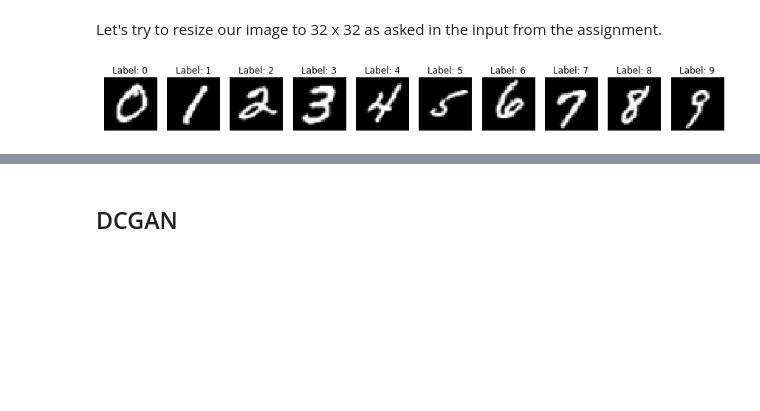
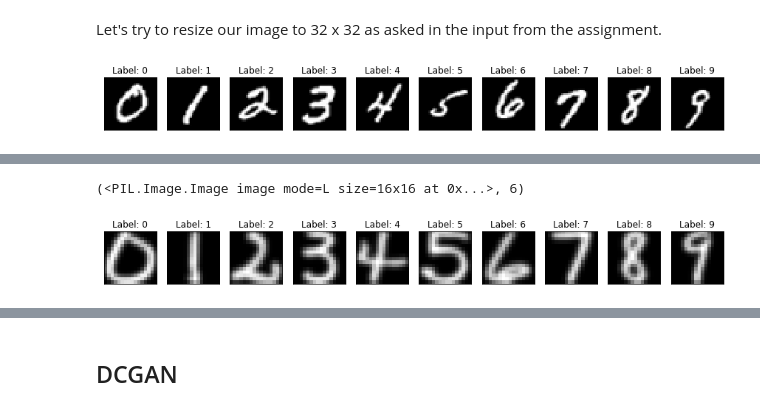
Before and after one commit to melchior-prugniaud/DL-DCGAN-CYCLEGAN, a Jupyter notebook: Cycle_GAN_Implementation.ipynb, the cells around one changed output, grey strips where cells are left out. Drawn from its saved outputs; the diff is of its cells as text; code cells hidden in the pictures; blank space fills up the shorter version.

```diff
--- a/Cycle_GAN_Implementation.ipynb
+++ b/Cycle_GAN_Implementation.ipynb
@@ -66,0 +75,4 @@ Looks like it's working good, we will apply it on a function to prepare datasets
+# %%
+from torchvision import datasets
+train_usps = datasets.USPS(root='content/',download=True,train=True)
+test_usps = datasets.USPS(root='content/',download=True,train=False)
@@ -66,0 +84,25 @@ Looks like it's working good, we will apply it on a function to prepare datasets
+# %%
+train_usps[0]
+# %% [output]
+(<PIL.Image.Image image mode=L size=16x16 at 0x...>, 6)
+# %%
+data = train_usps
+imgs,labels = [],[]
+j=0
+while len(imgs)<=9:
+  for i in range(len(data)):
+    if not data[i][1] in labels and data[i][1] ==j:
+      labels.append(data[i][1])
+      imgs.append(data[i][0])
+      j+=1
+# %%
+plt.figure(figsize =(12,12))
+for i in range(1,11):
+  plt.subplot(1,10,i)
+  plt.imshow(imgs[i-1],cmap='gray',interpolation='none')
+  plt.title("Label: {}".format(labels[i-1]))
+  plt.xticks([])
+  plt.yticks([])
+plt.tight_layout()
+# %% [output]
+[figure, added]
```
Also changed, not shown: parts of 9 cells of this notebook.
